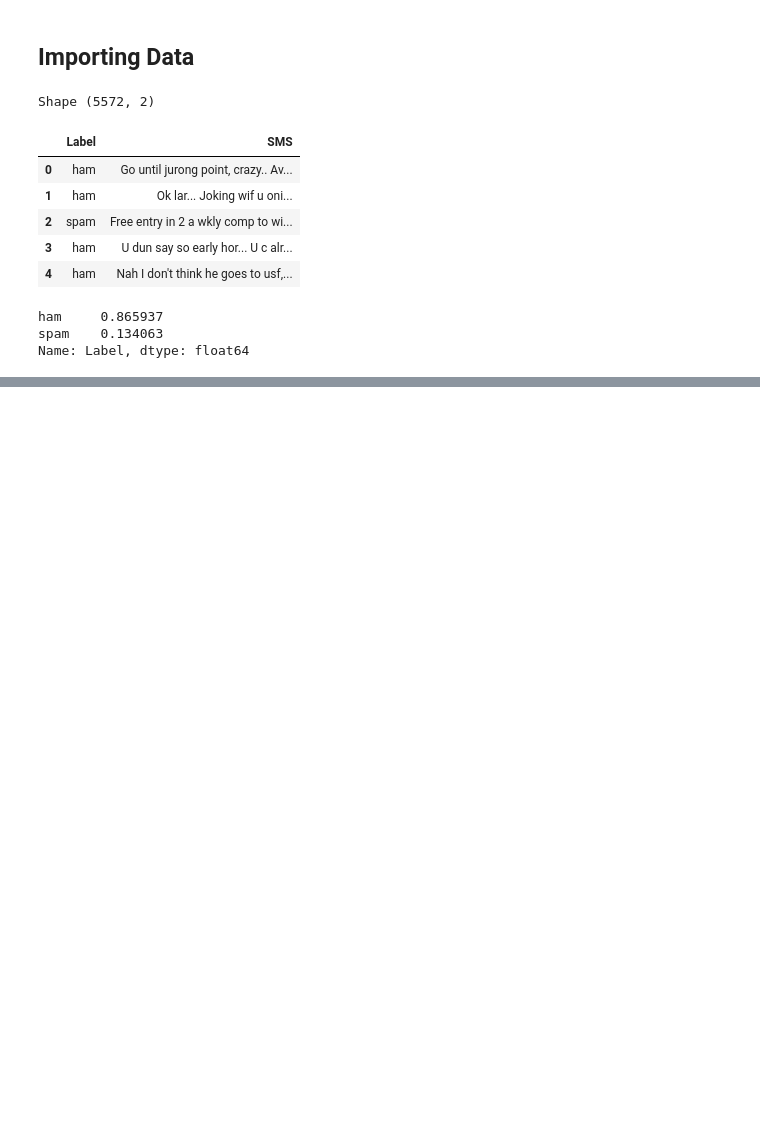
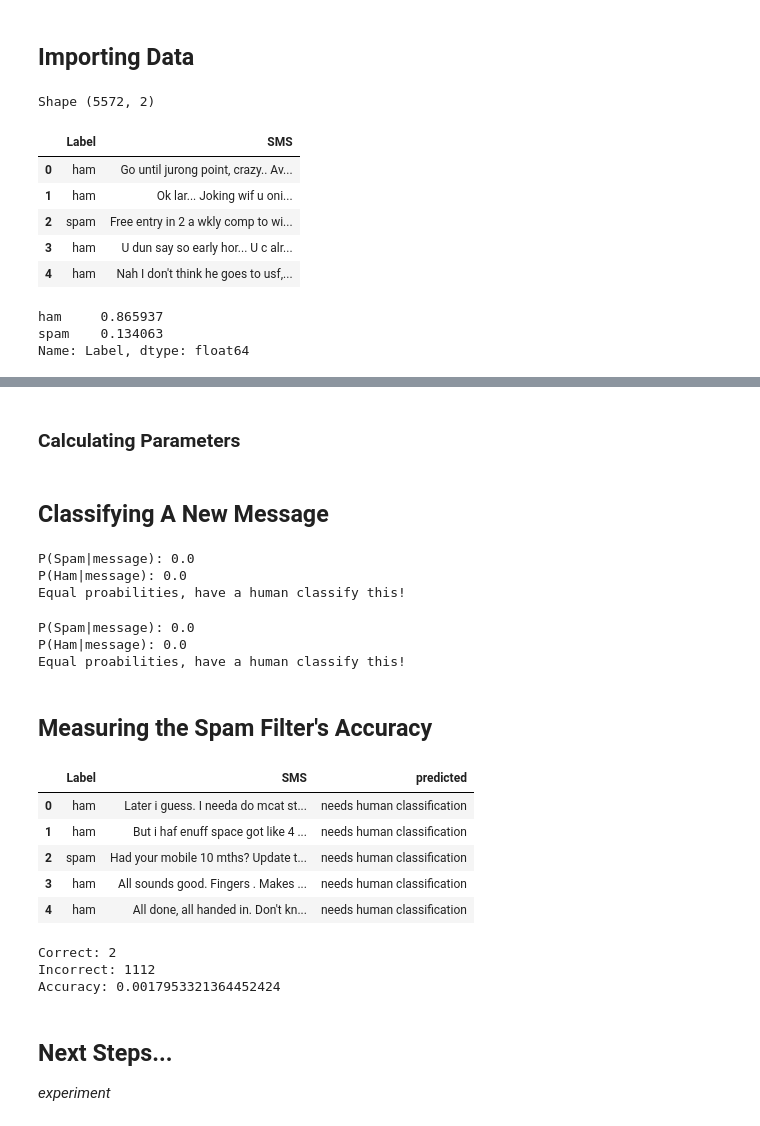
Before and after one commit to ravi-prakash1907/Machine-Learning-for-Cyber-Security, a Jupyter notebook: Notebooks/Spam SMS Filtering.ipynb, the cells around one changed output, grey strips where cells are left out. Drawn from its saved outputs; the diff is of its cells as text; code cells hidden in the pictures; blank space fills up the shorter version.

```diff
--- a/Notebooks/Spam SMS Filtering.ipynb
+++ b/Notebooks/Spam SMS Filtering.ipynb
@@ -69,0 +184,2 @@ plt.plot
+# %% [markdown]
+### Calculating Parameters
@@ -69,0 +205,2 @@ plt.plot
+# %% [markdown]
+## Classifying A New Message
@@ -69,0 +237,68 @@ plt.plot
+# %%
+classify('WINNER!! This is the secret code to unlock the money: C3421.')
+# %% [output]
+P(Spam|message): 0.0
+P(Ham|message): 0.0
+Equal proabilities, have a human classify this!
+# %%
+classify("Sounds good, Tom, then see u there")
+# %% [output]
+P(Spam|message): 0.0
+P(Ham|message): 0.0
+Equal proabilities, have a human classify this!
+# %% [markdown]
+## Measuring the Spam Filter's Accuracy
+# %%
+def classify_test_set(message):
+   '''
+   message: a string
+   '''
+
+   message = re.sub('\W', ' ', message)
+   message = message.lower().split()
+
+   p_spam_given_message = p_spam
+   p_ham_given_message = p_ham
+
+   for word in message:
+      if word in parameters_spam:
+         p_spam_given_message *= parameters_spam[word]
+
+      if word in parameters_ham:
+         p_ham_given_message *= parameters_ham[word]
+
+   if p_ham_given_message > p_spam_given_message:
+      return 'ham'
+   elif p_spam_given_message > p_ham_given_message:
+      return 'spam'
+   else:
+      return 'needs human classification'
+# %%
+test_set['predicted'] = test_set['SMS'].apply(classify_test_set)
+test_set.head()
+# %% [output]
+|  | Label | SMS | predicted |
+| 0 | ham | Later i guess. I needa do mcat st... | needs human classification |
+| 1 | ham | But i haf enuff space got like 4 ... | needs human classification |
+| 2 | spam | Had your mobile 10 mths? Update t... | needs human classification |
+| 3 | ham | All sounds good. Fingers . Makes ... | needs human classification |
+| 4 | ham | All done, all handed in. Don't kn... | needs human classification |
+# %%
+correct = 0
+total = test_set.shape[0]
+
+for row in test_set.iterrows():
+   row = row[1]
+   if row['Label'] == row['predicted']:
+      correct += 1
+
+print('Correct:', correct)
+print('Incorrect:', total - correct)
+print('Accuracy:', correct/total)
+# %% [output]
+Correct: 2
+Incorrect: 1112
+Accuracy: 0.0017953321364452424
+# %% [markdown]
+## Next Steps...
+_experiment_
```
Also changed, not shown: parts of 24 cells of this notebook.
